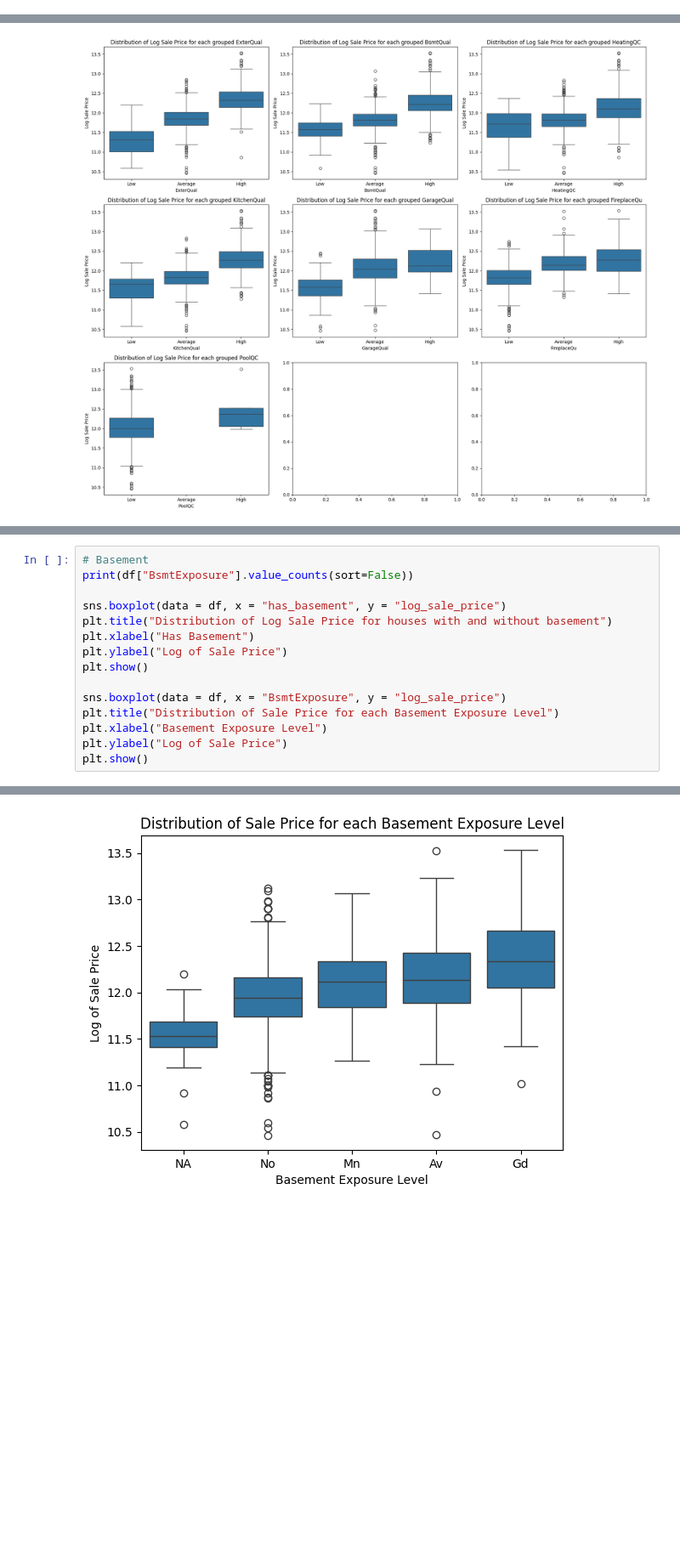
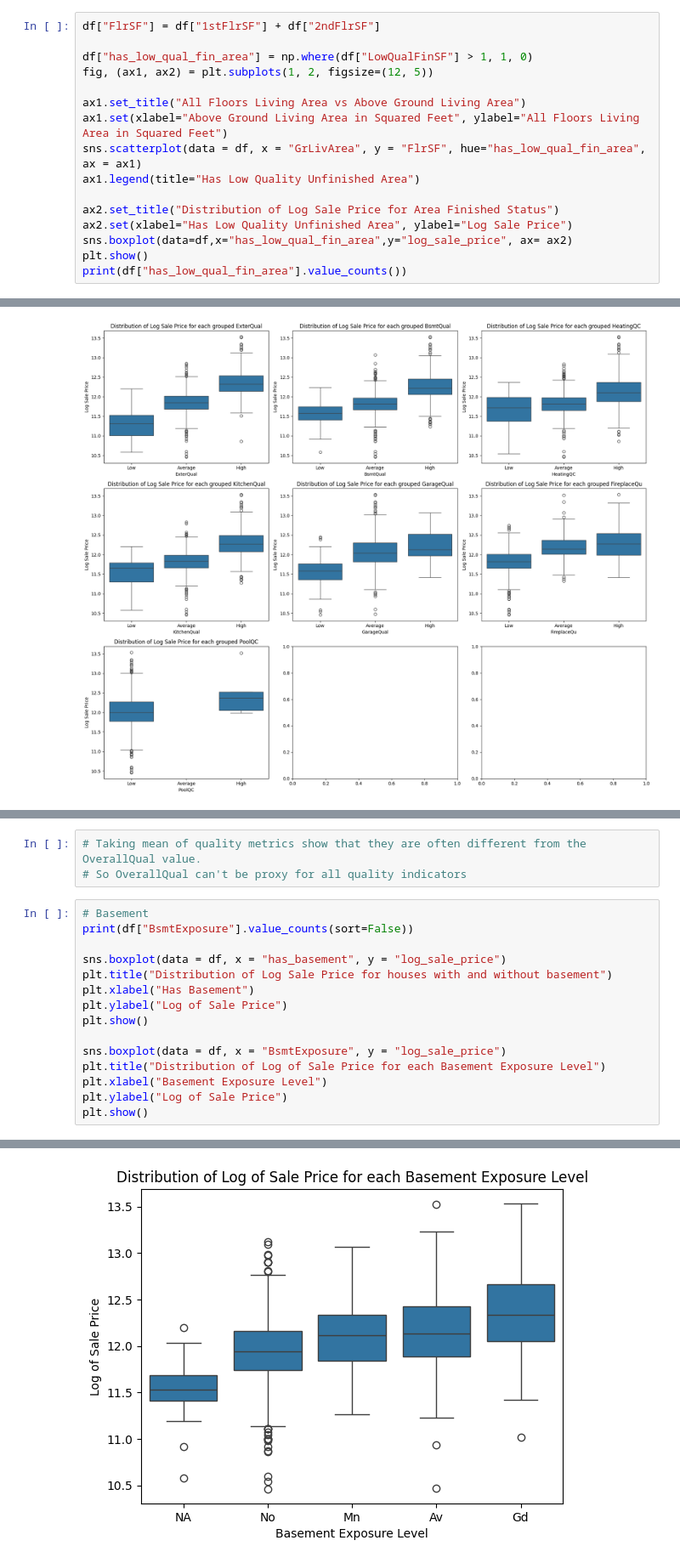
Before and after one commit to Drolfothesgnir/house_prices, a Jupyter notebook: EDA/LivingConditions.ipynb, the cells around one changed output, grey strips where cells are left out. Shown at 85% size. Saved outputs shown, nothing was run; the diff lists cells and outputs as text; blank space fills up the shorter version.

```diff
--- a/EDA/LivingConditions.ipynb
+++ b/EDA/LivingConditions.ipynb
@@ -80,0 +150,16 @@ print(df["log_sale_price"].corr(np.log(df["GrLivArea"]))) # 0.7302548511982289
+# %%
+df["FlrSF"] = df["1stFlrSF"] + df["2ndFlrSF"]
+
+df["has_low_qual_fin_area"] = np.where(df["LowQualFinSF"] > 1, 1, 0)
+fig, (ax1, ax2) = plt.subplots(1, 2, figsize=(12, 5))
+
+ax1.set_title("All Floors Living Area vs Above Ground Living Area")
+ax1.set(xlabel="Above Ground Living Area in Squared Feet", ylabel="All Floors Living Area in Squared Feet")
+sns.scatterplot(data = df, x = "GrLivArea", y = "FlrSF", hue="has_low_qual_fin_area", ax = ax1)
+ax1.legend(title="Has Low Quality Unfinished Area")
+
+ax2.set_title("Distribution of Log Sale Price for Area Finished Status")
+ax2.set(xlabel="Has Low Quality Unfinished Area", ylabel="Log Sale Price")
+sns.boxplot(data=df,x="has_low_qual_fin_area",y="log_sale_price", ax= ax2)
+plt.show()
+print(df["has_low_qual_fin_area"].value_counts())
@@ -156,25 +250,28 @@ PoolQC_ratio mean root squared difference from overall qualiry ratio: 0.62325372
+# %%
+# Taking mean of quality metrics show that they are often different from the OverallQual value.
+# So OverallQual can't be proxy for all quality indicators
 # %%
 # Basement
 print(df["BsmtExposure"].value_counts(sort=False))
 
 sns.boxplot(data = df, x = "has_basement", y = "log_sale_price")
 plt.title("Distribution of Log Sale Price for houses with and without basement")
 plt.xlabel("Has Basement")
 plt.ylabel("Log of Sale Price")
 plt.show()
 
 sns.boxplot(data = df, x = "BsmtExposure", y = "log_sale_price")
-plt.title("Distribution of Sale Price for each Basement Exposure Level")
+plt.title("Distribution of Log of Sale Price for each Basement Exposure Level")
 plt.xlabel("Basement Exposure Level")
 plt.ylabel("Log of Sale Price")
 plt.show()
 # %% [output]
 BsmtExposure
 NA     37
 No    954
 Mn    114
 Av    221
 Gd    134
 Name: count, dtype: int64
 [figure]
-[figure, old version]
+[figure, new version]
```
Also changed, not shown: parts of 21 cells of this notebook, 3 other files.
